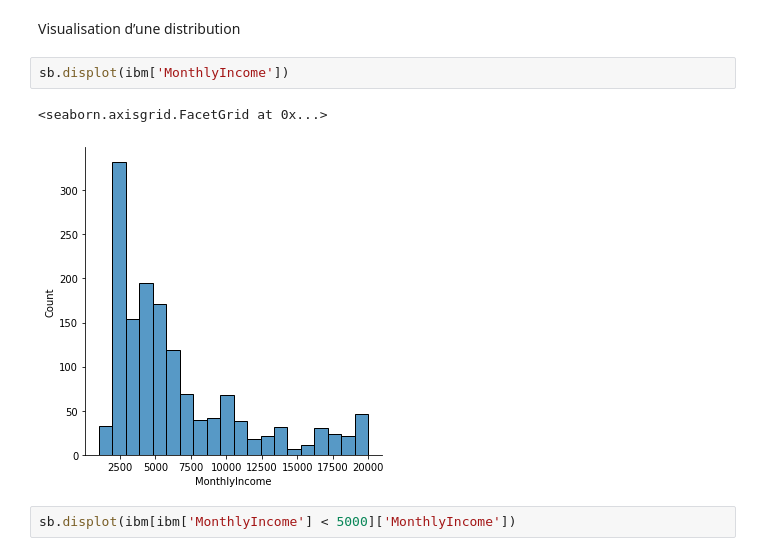
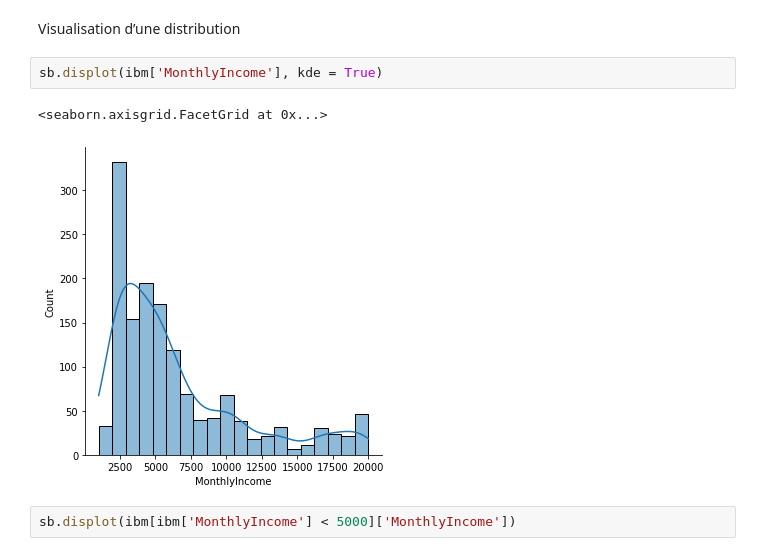
Before and after one commit to AlexRandria/python_numpy, a Jupyter notebook: pandasExo.ipynb, the cells around one changed output. Drawn from its saved outputs; the diff is of its cells as text.

```diff
--- a/pandasExo.ipynb
+++ b/pandasExo.ipynb
@@ -267,10 +359,10 @@ ibm2['EducationField'].hist(grid=False)
 # %% [markdown]
 Visualisation d’une distribution
 # %%
-sb.displot(ibm['MonthlyIncome'])
+sb.displot(ibm['MonthlyIncome'], kde = True)
 # %% [output]
 <seaborn.axisgrid.FacetGrid at 0x...>
-[figure, old version]
+[figure, new version]
 # %%
 sb.displot(ibm[ibm['MonthlyIncome'] < 5000]['MonthlyIncome'])
 # %% [output]
```
Also changed, not shown: parts of 19 cells of this notebook, 1 other file.
